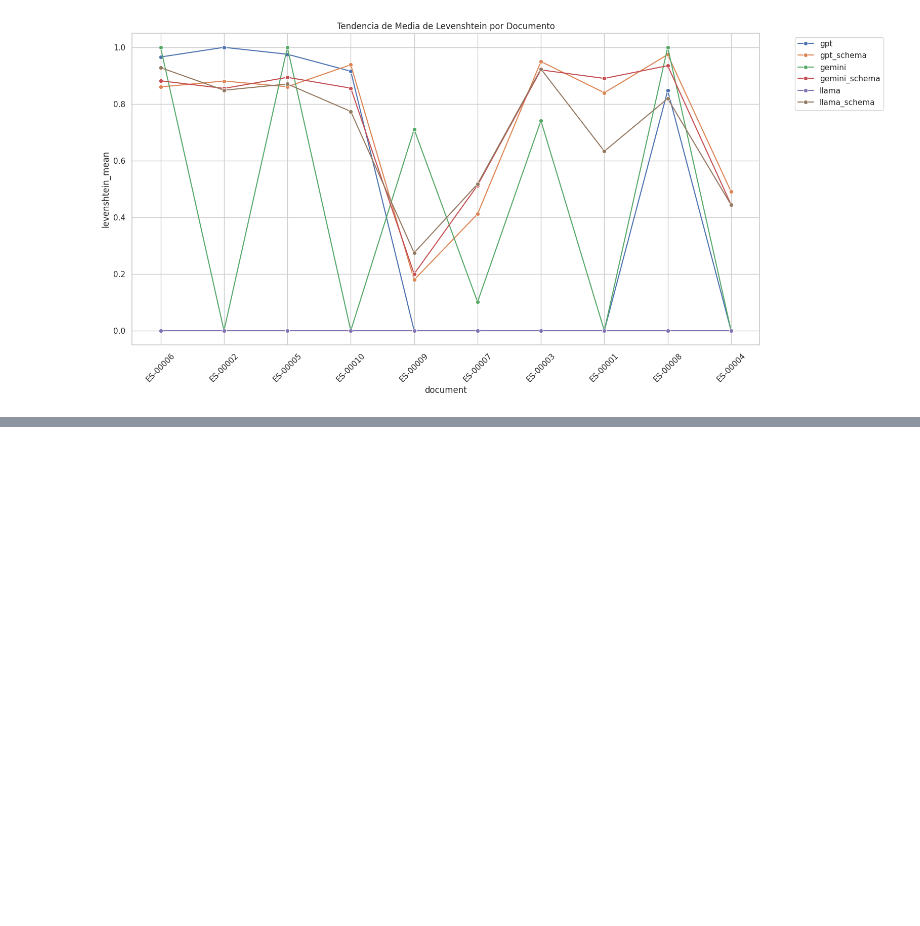
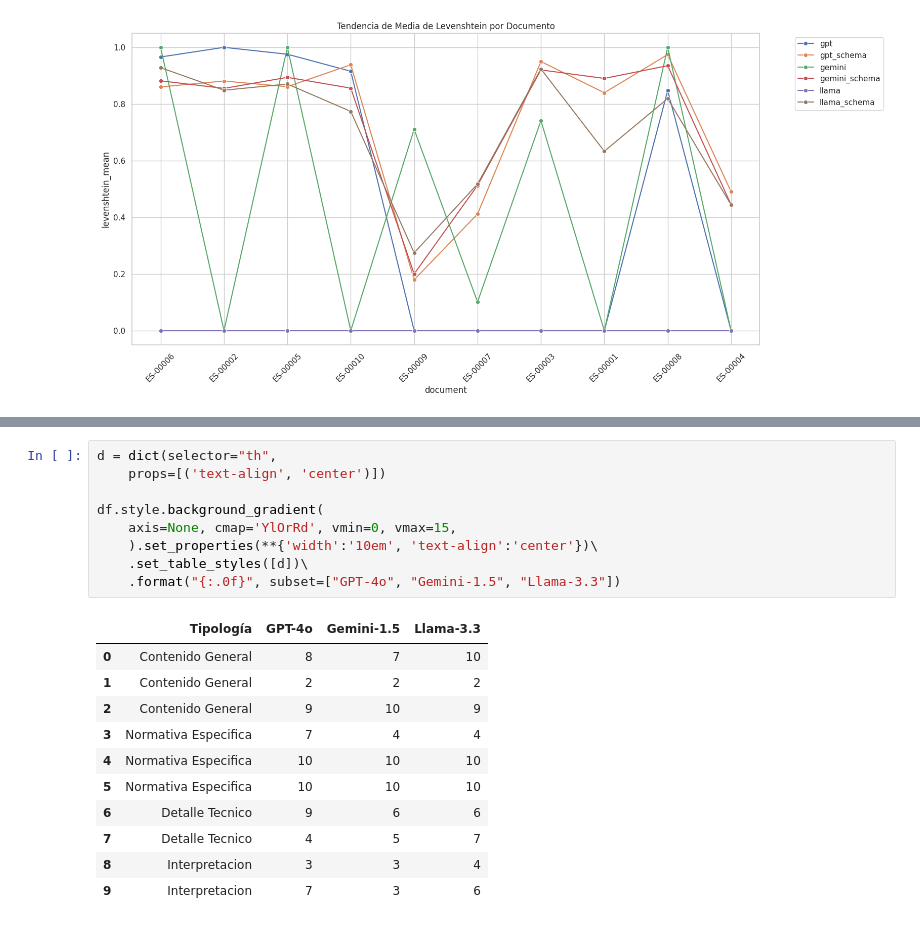
Before and after one commit to Narkal2/tfm_garciaherrera, a Jupyter notebook: notebooks/evaluation.ipynb, the cells around one changed output, grey strips where cells are left out. Cells and saved outputs as stored; diff of their text form; blank space fills up the shorter version.

```diff
--- a/notebooks/evaluation.ipynb
+++ b/notebooks/evaluation.ipynb
@@ -202,0 +242,21 @@ plt.show()
+# %%
+d = dict(selector="th",
+    props=[('text-align', 'center')])
+
+df.style.background_gradient(
+    axis=None, cmap='YlOrRd', vmin=0, vmax=15,
+    ).set_properties(**{'width':'10em', 'text-align':'center'})\
+    .set_table_styles([d])\
+    .format("{:.0f}", subset=["GPT-4o", "Gemini-1.5", "Llama-3.3"])
+# %% [output]
+|  | Tipología | GPT-4o | Gemini-1.5 | Llama-3.3 |
+| 0 | Contenido General | 8 | 7 | 10 |
+| 1 | Contenido General | 2 | 2 | 2 |
+| 2 | Contenido General | 9 | 10 | 9 |
+| 3 | Normativa Especifica | 7 | 4 | 4 |
+| 4 | Normativa Especifica | 10 | 10 | 10 |
+| 5 | Normativa Especifica | 10 | 10 | 10 |
+| 6 | Detalle Tecnico | 9 | 6 | 6 |
+| 7 | Detalle Tecnico | 4 | 5 | 7 |
+| 8 | Interpretacion | 3 | 3 | 4 |
+| 9 | Interpretacion | 7 | 3 | 6 |
```
Also changed, not shown: parts of 9 cells of this notebook.
